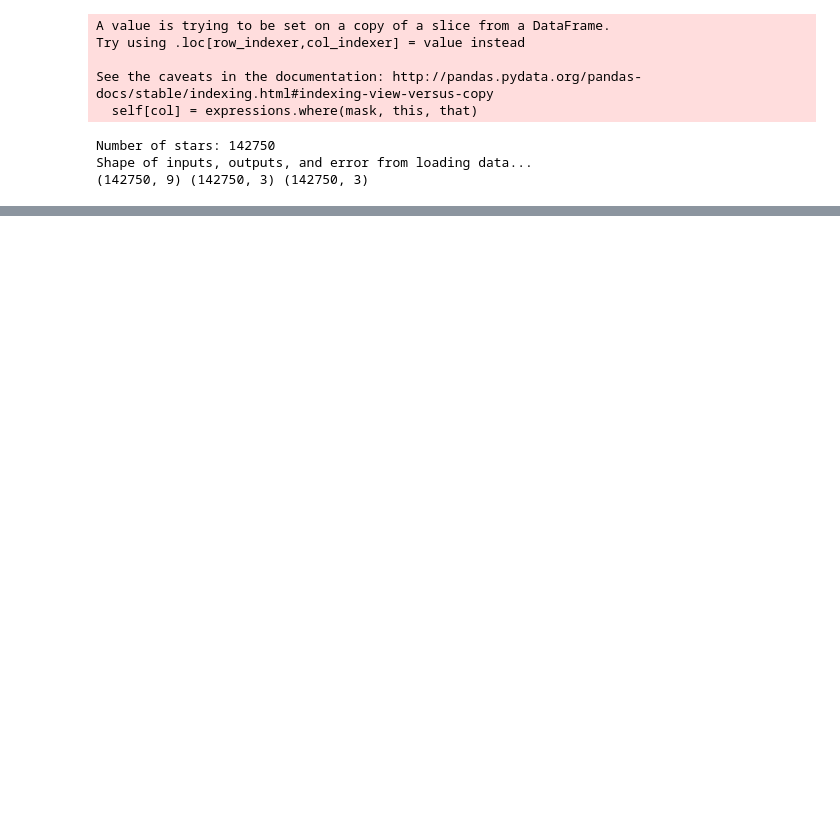
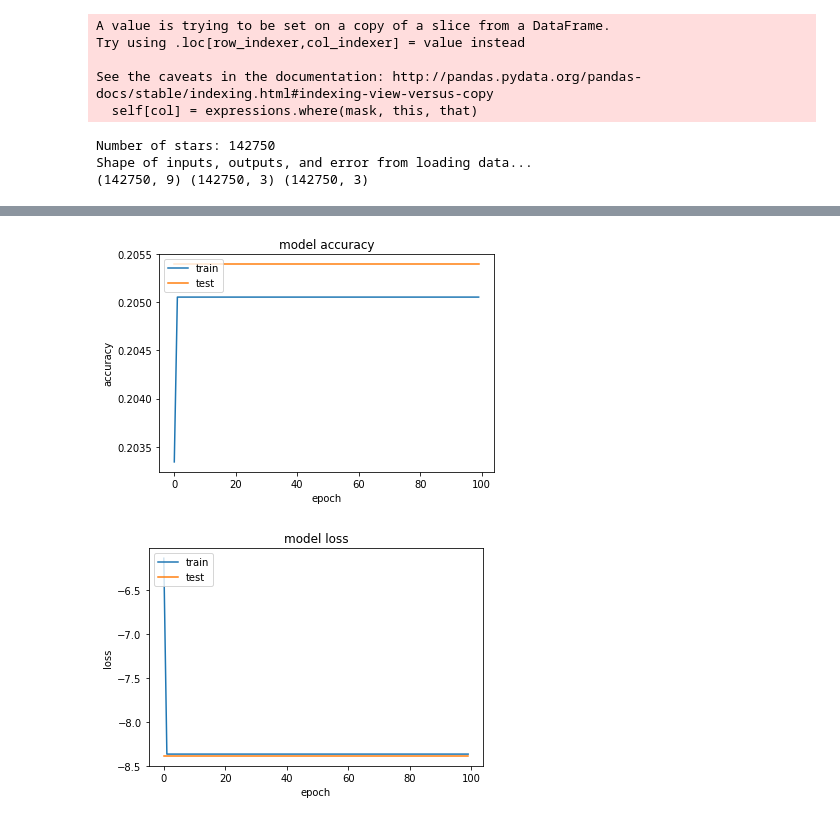
Before and after one commit to nannau/cfis_ml, a Jupyter notebook: catalogue_classing.ipynb, the cells around one changed output, grey strips where cells are left out. Saved outputs shown, nothing was run; the diff lists cells and outputs as text; code cells hidden in the pictures; blank space fills up the shorter version.

```diff
--- a/catalogue_classing.ipynb
+++ b/catalogue_classing.ipynb
@@ -167,0 +182,9 @@ Accuracy 0.777256435321
+# %%
+from keras.metrics import categorical_accuracy
+
+seed = 7
+np.random.seed(seed)
+
+X = inputf.values.astype(float)
+Y = outputf['logg_trinary'].values
+print Y
@@ -168,12 +193,4 @@ Accuracy 0.777256435321
 # %%
-from keras.metrics import categorical_accuracy
-
-seed = 7
-np.random.seed(seed)
-
-X = inputf.values.astype(float)
-Y = outputf['logg_binary'].values
-
 # encode class values as integers
 encoder = LabelEncoder()
 encoder.fit(outputf['logg_binary'])
@@ -195,7 +212,7 @@ def create_baseline():
 
 # evaluate model with standardized dataset
 print "Baseline creation..."
-estimator = KerasClassifier(build_fn=create_baseline, epochs=50, batch_size=1000, verbose=0)
+estimator = KerasClassifier(build_fn=create_baseline, epochs=50, batch_size=1000, verbose=1)
 kfold = StratifiedKFold(n_splits=3)
 results = cross_val_score(estimator, X, encoded_Y, cv=kfold)
 print("Results: %.2f%% (%.2f%%)" % (results.mean()*100, results.std()*100))
@@ -248,0 +240,54 @@ Epoch 50/50
+# %%
+# define 10-fold cross validation test harness
+kfold = StratifiedKFold(n_splits=2, shuffle=True, random_state=seed)
+'''cvscores = []
+for train, test in kfold.split(X, Y):
+    # create model
+    model = Sequential()
+
+    model.add(Dense(32, input_dim=13, kernel_initializer='normal', activation='relu'))
+    model.add(Dense(5096, kernel_initializer='normal', activation='relu'))
+    #model.add(Dense(256, kernel_initializer='normal', activation='relu'))
+    model.add(Dense(256, kernel_initializer='normal', activation='relu'))
+    model.add(Dense(64, kernel_initializer='normal', activation='relu'))
+    model.add(Dense(1, kernel_initializer='normal', activation='sigmoid'))
+    # Compile model
+    model.compile(loss='binary_crossentropy', optimizer='adam', metrics=['accuracy'])
+    # Fit the model
+    history = model.fit(X[train], Y[train], validation_split=0.33, epochs=1000, batch_size=1000, verbose=1)
+    # evaluate the model
+    scores = model.evaluate(X[test], Y[test], verbose=0)
+    print "%s: %.2f%%" % (model.metrics_names[1], scores[1]*100)
+    cvscores.append(scores[1] * 100)
+    print "%.2f%% (+/- %.2f%%)" % (np.mean(cvscores), np.std(cvscores))
+'''
+model = Sequential()
+
+model.add(Dense(32, input_dim=13, kernel_initializer='normal', activation='relu'))
+model.add(Dense(5096, kernel_initializer='normal', activation='relu'))
+#model.add(Dense(256, kernel_initializer='normal', activation='relu'))
+model.add(Dense(256, kernel_initializer='normal', activation='relu'))
+model.add(Dense(64, kernel_initializer='normal', activation='relu'))
+model.add(Dense(1, kernel_initializer='normal', activation='sigmoid'))
+# Compile model
+model.compile(loss='binary_crossentropy', optimizer='adam', metrics=['accuracy'])
+# Fit the model
+history = model.fit(X, Y, validation_split=0.33, epochs=100, batch_size=1000, verbose=1)
+print history.history.keys()
+# summarize history for accuracy
+plt.plot(history.history['acc'])
+plt.plot(history.history['val_acc'])
+plt.title('model accuracy')
+plt.ylabel('accuracy')
+plt.xlabel('epoch')
+plt.legend(['train', 'test'], loc='upper left')
+plt.show()
+# summarize history for loss
+plt.plot(history.history['loss'])
+plt.plot(history.history['val_loss'])
+plt.title('model loss')
+plt.ylabel('loss')
+plt.xlabel('epoch')
+plt.legend(['train', 'test'], loc='upper left')
+plt.show()
+# %% [output]
@@ -249,3 +328,5 @@ Epoch 50/50
+[figure, added]
+[figure, added]
 # %%
 import seaborn as sns
 
```
Also changed, not shown: parts of 16 cells of this notebook, 1 other file.
